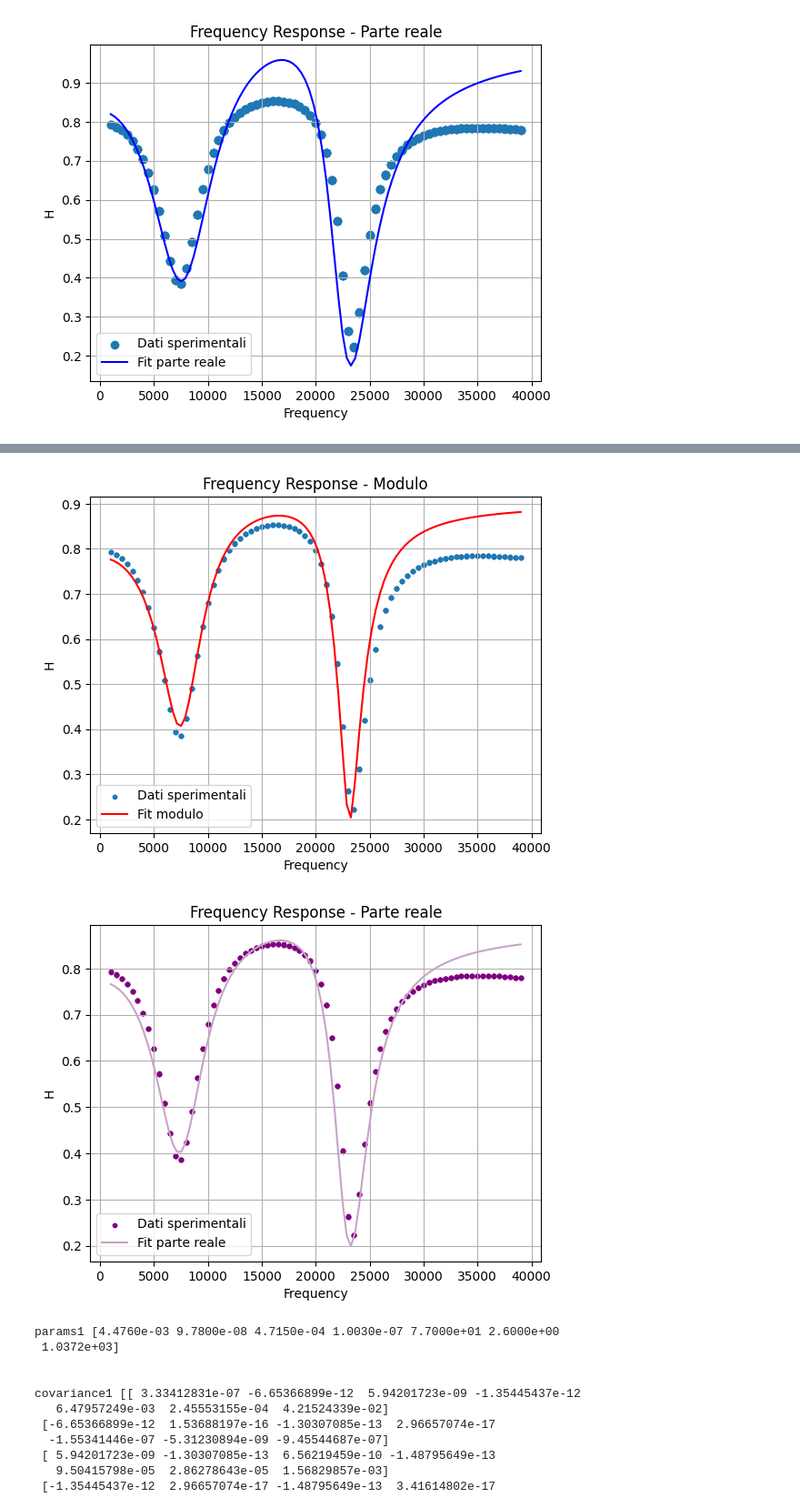
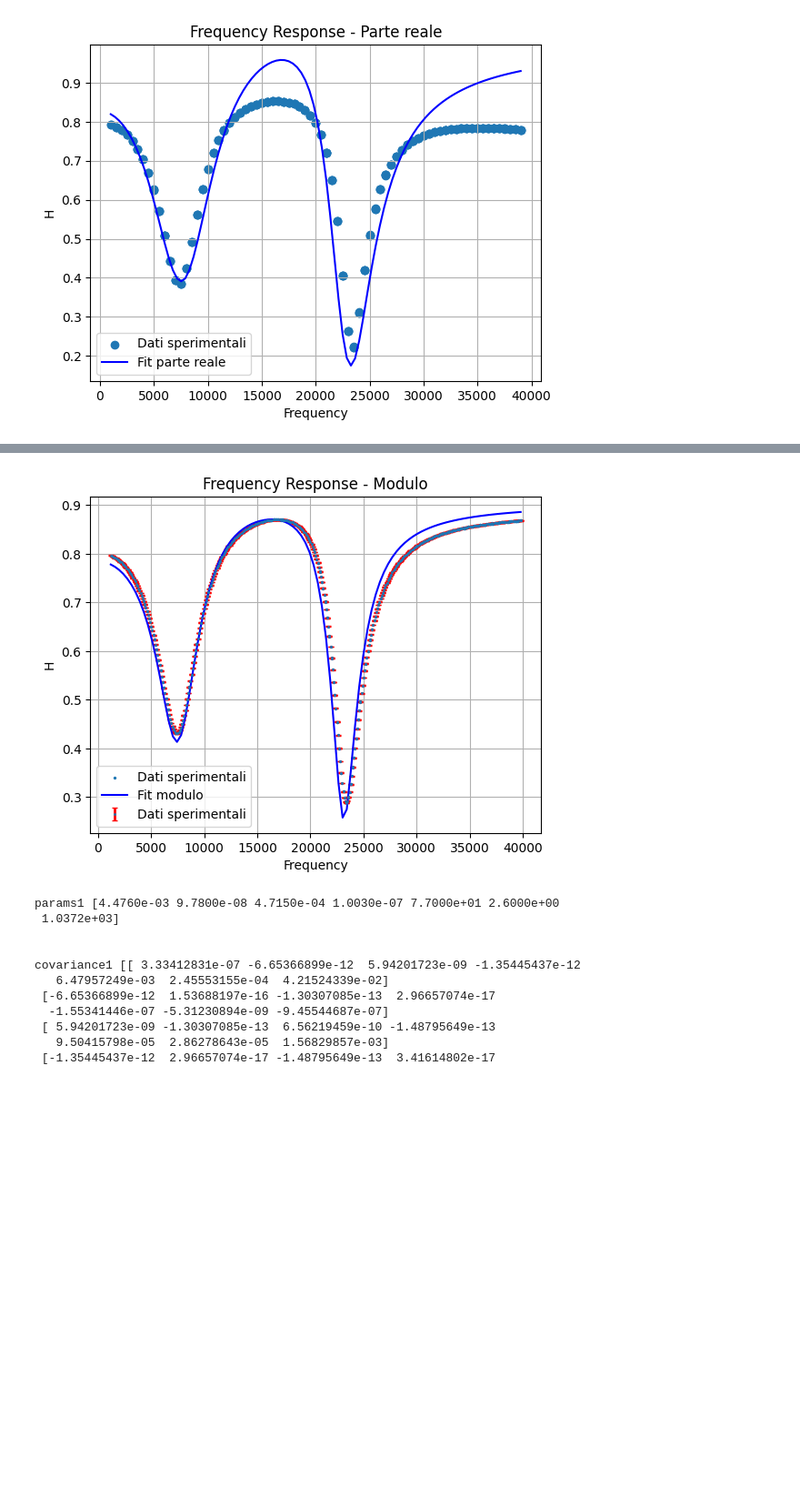
Before and after one commit to giovi-chan/laboratorio2-circuiti, a Jupyter notebook: notch/fit.ipynb, the cells around one changed output, grey strips where cells are left out. Shown at 91% size. Cells and saved outputs as stored; diff of their text form; code cells hidden in the pictures; blank space fills up the shorter version.

Commit message:
Stima della resistenza del generatore, fit della fase, stima errore sistematico sulla fase, aggiunta resistenza R5 nel fit dell'ampiezza

```diff
--- a/notch/fit.ipynb
+++ b/notch/fit.ipynb
@@ -144,8 +144,10 @@ RL1 = 78.0
 RL2 = 2.5
 
 
+
+
 # Aprire il file in modalità di lettura
-with open('notch_R2.txt', 'r') as file:
+with open('notch_R2 def.txt', 'r') as file:
     # Leggere tutte le righe del file
     lines = file.readlines()
 
@@ -161,6 +163,7 @@ for line in lines:
     x_values.append(float(parts[0]))
     y_values.append(float(parts[1]))
 
+errors = [0.0007] * len(y_values)
 
 def module(f, L1, C1, L2, C2, RL1, RL2, R):
 
@@ -188,12 +191,15 @@ def real_part(f, L1, C1, L2, C2, RL1, RL2, R):
     B2 = ( A1 * W * L1 - RL1 * D1 )/( A1**2 + D1**2 ) + ( A2 * W * L2 - RL2 * D2 )/( A2**2 + D2**2)
     H = R * B1 / ( B1**2 + B2**2 )
 
-    return H * (R - 60)/ R
+    return H * (R - 50)/ R
 
 
 # Eseguire il fit
-params1, covariance1 = curve_fit(module, x_values, y_values, bounds=([L1 - 1E-4, C1 - 1E-9, L2 - 1E-5, C2 - 1E-9, RL1 - 1, RL2 - 0.1, R - 10],[L1 + 1E-4, C1 + 1E-9, L2 + 1E-5, C2 + 1E-9, RL1 + 1, RL2 + 0.1, R + 10]), maxfev=70000)
-params2, covariance2 = curve_fit(real_part, x_values, y_values, bounds=([L1 - 1E-4, C1 - 1E-9, L2 - 1E-5, C2 - 1E-9, RL1 - 1, RL2 - 0.1,  R - 10],[L1 + 1E-4, C1 + 1E-9, L2 + 1E-5, C2 + 1E-9, RL1 + 1, RL2 + 0.1, R + 10]), maxfev=70000)
+# params1, covariance1 = curve_fit(module, x_values, y_values, bounds=([L1 - 1E-4, C1 - 1E-9, L2 - 1E-5, C2 - 1E-9, RL1 - 1, RL2 - 0.1, R - 10],[L1 + 1E-4, C1 + 1E-9, L2 + 1E-5, C2 + 1E-9, RL1 + 1, RL2 + 0.1, R + 10]), maxfev=70000)
+# params2, covariance2 = curve_fit(real_part, x_values, y_values, bounds=([L1 - 1E-4, C1 - 1E-9, L2 - 1E-5, C2 - 1E-9, RL1 - 1, RL2 - 0.1,  R - 10],[L1 + 1E-4, C1 + 1E-9, L2 + 1E-5, C2 + 1E-9, RL1 + 1, RL2 + 0.1, R + 10]), maxfev=70000)
+
+params1, covariance1 = curve_fit(module, x_values, y_values, bounds=([L1 - 1E-4, C1 - 1E-9, L2 - 1E-5, C2 - 1E-9, RL1 - 1, RL2 - 0.1, R - 10],[L1 + 1E-4, C1 + 1E-9, L2 + 1E-5, C2 + 1E-9, RL1 + 1, RL2 + 1, R + 10]), maxfev=70000)
+params2, covariance2 = curve_fit(real_part, x_values, y_values, bounds=([L1 - 1E-4, C1 - 1E-9, L2 - 1E-5, C2 - 1E-9, RL1 - 1, RL2 - 0.1,  R - 10],[L1 + 1E-4, C1 + 1E-9, L2 + 1E-5, C2 + 1E-9, RL1 + 1, RL2 + 1, R + 10]), maxfev=70000)
 
 # Parametri del fit
 a_fit1, b_fit1, c_fit1, d_fit1, e_fit1, f_fit1, g_fit1 = params1
@@ -203,26 +209,25 @@ a_err1, b_err1, c_err1, d_err1, e_err1, f_err1 , g_err1= covariance1
 a_err2, b_err2, c_err2, d_err2, e_err2, f_err2, g_err2 = covariance2
 
 
-# a_err2= np.sqrt(a_err2)
-# b_err2= np.sqrt(b_err2)
-# c_err2= np.sqrt(c_err2)
-# d_err2= np.sqrt(d_err2)
-# e_err2= np.sqrt(e_err2)
-# f_err2= np.sqrt(f_err2)
-
 print ("\nparams1", params1)
 print ("\n\ncovariance1", covariance1)
 
 print ("\n\nparams2", params2)
 print ("\ncovariance2", covariance2)
 
+# Calcolo degli errori sui parametri del fit
+errors_fit = np.sqrt(np.diag(covariance1))
+
+# Grafico dei dati sperimentali
+plt.errorbar(x_values, y_values, yerr=errors, fmt='o', markersize=1, elinewidth= 2, capsize= 2, ecolor= 'red' , label='Dati sperimentali')
+
 
 # Plot dei dati sperimentali e del fit per il modulo
 plt.figure(1)
-plt.scatter(x_values, y_values, s= 10, label='Dati sperimentali')
+plt.scatter(x_values, y_values, s= 2, label='Dati sperimentali')
 x_fit1 = np.linspace(min(x_values), max(x_values), 100)
 y_fit1 = module(x_fit1, *params1)
-plt.plot(x_fit1, y_fit1, color='red', label='Fit modulo')
+plt.plot(x_fit1, y_fit1, color='blue', label='Fit modulo')
 
 plt.xlabel('Frequency')
 plt.ylabel('H')
@@ -230,18 +235,18 @@ plt.title('Frequency Response - Modulo')
 plt.legend()
 plt.grid()
 
-# Plot dei dati sperimentali e del fit per la parte reale
-plt.figure(2)
-plt.scatter(x_values, y_values, c='purple', s=10, label='Dati sperimentali')
-x_fit2 = np.linspace(min(x_values), max(x_values), 100)
-y_fit2 = real_part(x_fit2, *params2)
-plt.plot(x_fit2, y_fit2, color='#C8A2C8', label='Fit parte reale')
+# # Plot dei dati sperimentali e del fit per la parte reale
+# plt.figure(2)
+# plt.scatter(x_values, y_values, c='purple', s=10, label='Dati sperimentali')
+# x_fit2 = np.linspace(min(x_values), max(x_values), 100)
+# y_fit2 = real_part(x_fit2, *params2)
+# plt.plot(x_fit2, y_fit2, color='#C8A2C8', label='Fit parte reale')
 
-plt.xlabel('Frequency')
-plt.ylabel('H')
-plt.title('Frequency Response - Parte reale')
-plt.legend()
-plt.grid()
+# plt.xlabel('Frequency')
+# plt.ylabel('H')
+# plt.title('Frequency Response - Parte reale')
+# plt.legend()
+# plt.grid()
 
 plt.show()
 # %% [output]
@@ -265,5 +270,4 @@ covariance1 [[ 1.20724213e-07 -2.48113374e-12  5.75983076e-09 -1.29025249e-12
-[figure, old version]
+[figure, new version]
-[figure, removed]
 # %%
 import numpy as np
 import matplotlib.pyplot as plt
```
Also changed, not shown: parts of 1 cell of this notebook, 17 other files.
